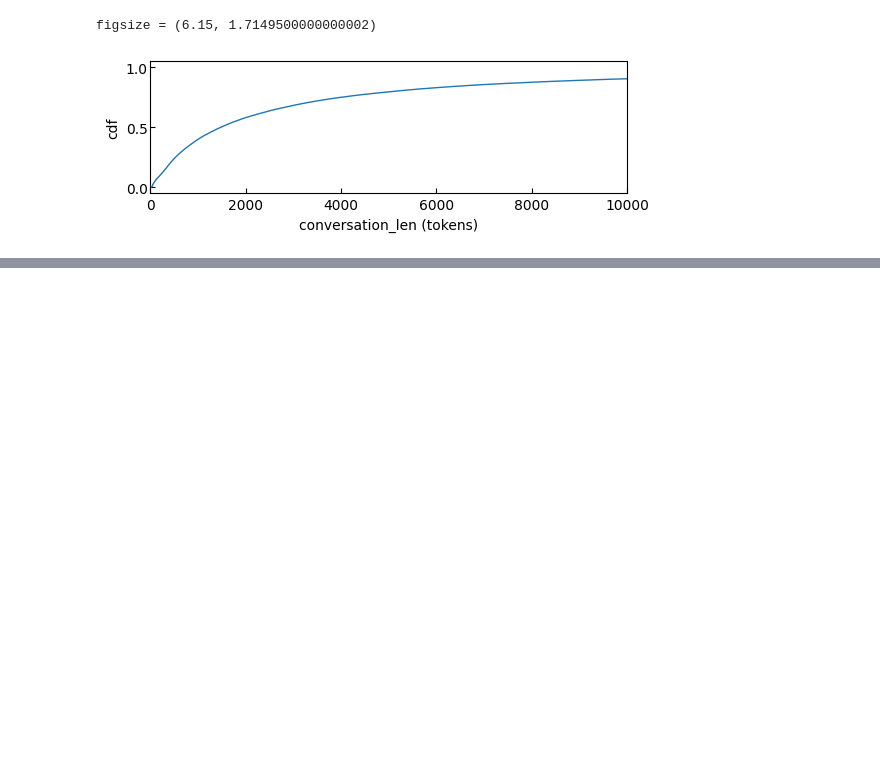
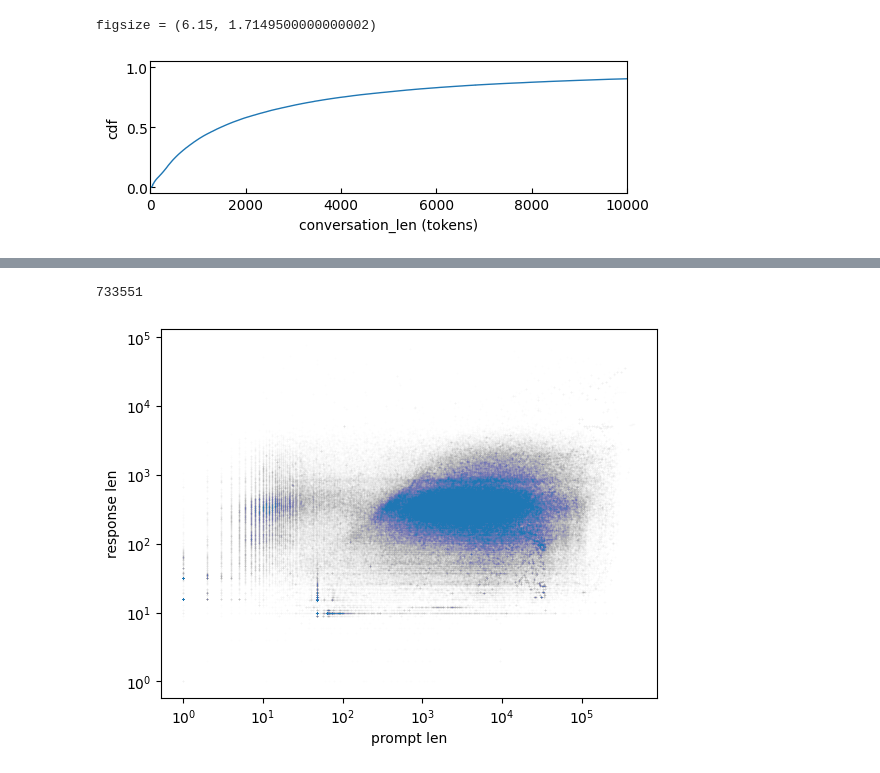
Before and after one commit to YitaoYuan/sharegpt-statistics, a Jupyter notebook: draw.ipynb, the cells around one changed output, grey strips where cells are left out. Cells and saved outputs as stored; diff of their text form; code cells hidden in the pictures; blank space fills up the shorter version.

```diff
--- a/draw.ipynb
+++ b/draw.ipynb
@@ -159,0 +216,11 @@ figsize = (6.15, 1.7149500000000002)
+# %%
+print(len(prompt_lens))
+plt.xscale("log", subs=[0])
+plt.yscale("log", subs=[0])
+plt.xlabel("prompt len")
+plt.ylabel("response len")
+plt.scatter(prompt_lens, response_lens, s=1, alpha=0.002)
+plt.show()
+# %% [output]
+733551
+[figure, added]
```
Also changed, not shown: parts of 5 cells of this notebook, 3 other files.
